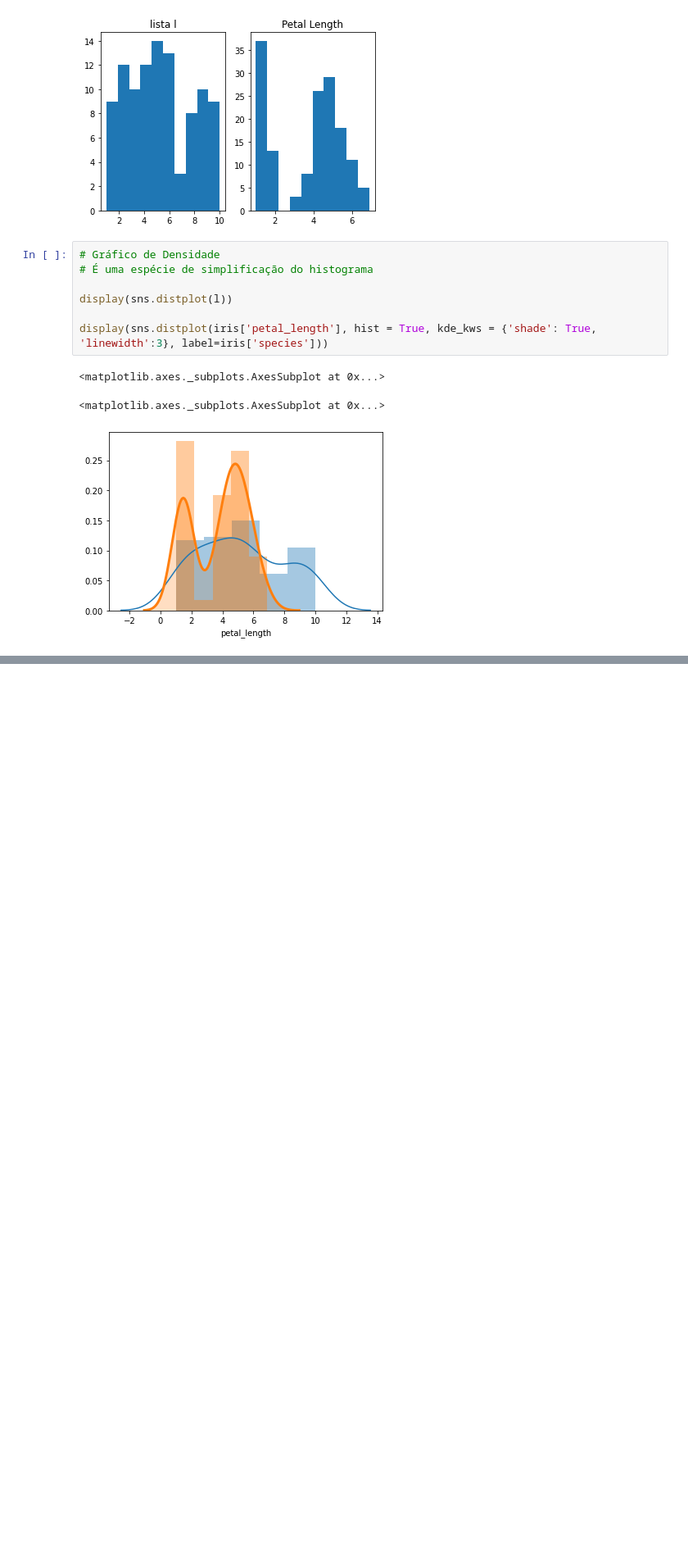
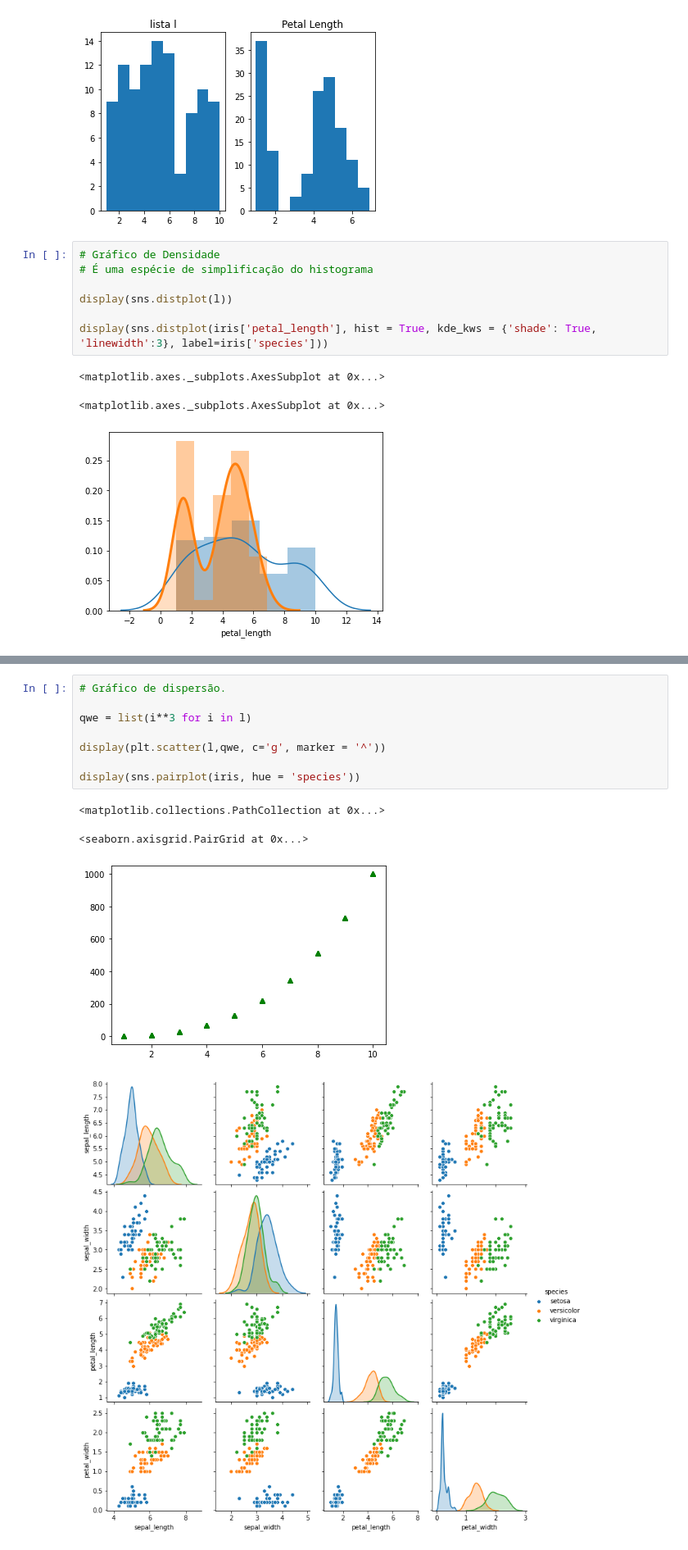
Before and after one commit to gmsarti/aprendendo_ciencia_de_dados, a Jupyter notebook: Estatística/estat_pratica.ipynb, the cells around one changed output, grey strips where cells are left out. Shown at 82% size. Cells and saved outputs as stored; diff of their text form; blank space fills up the shorter version.

```diff
--- a/Estatística/estat_pratica.ipynb
+++ b/Estatística/estat_pratica.ipynb
@@ -331,0 +419,13 @@ display(sns.distplot(iris['petal_length'], hist = True, kde_kws = {'shade': True
+# %%
+# Gráfico de dispersão.
+
+qwe = list(i**3 for i in l)
+
+display(plt.scatter(l,qwe, c='g', marker = '^'))
+
+display(sns.pairplot(iris, hue = 'species'))
+# %% [output]
+<matplotlib.collections.PathCollection at 0x...>
+<seaborn.axisgrid.PairGrid at 0x...>
+[figure, added]
+[figure, added]
```
Also changed, not shown: parts of 7 cells of this notebook.
